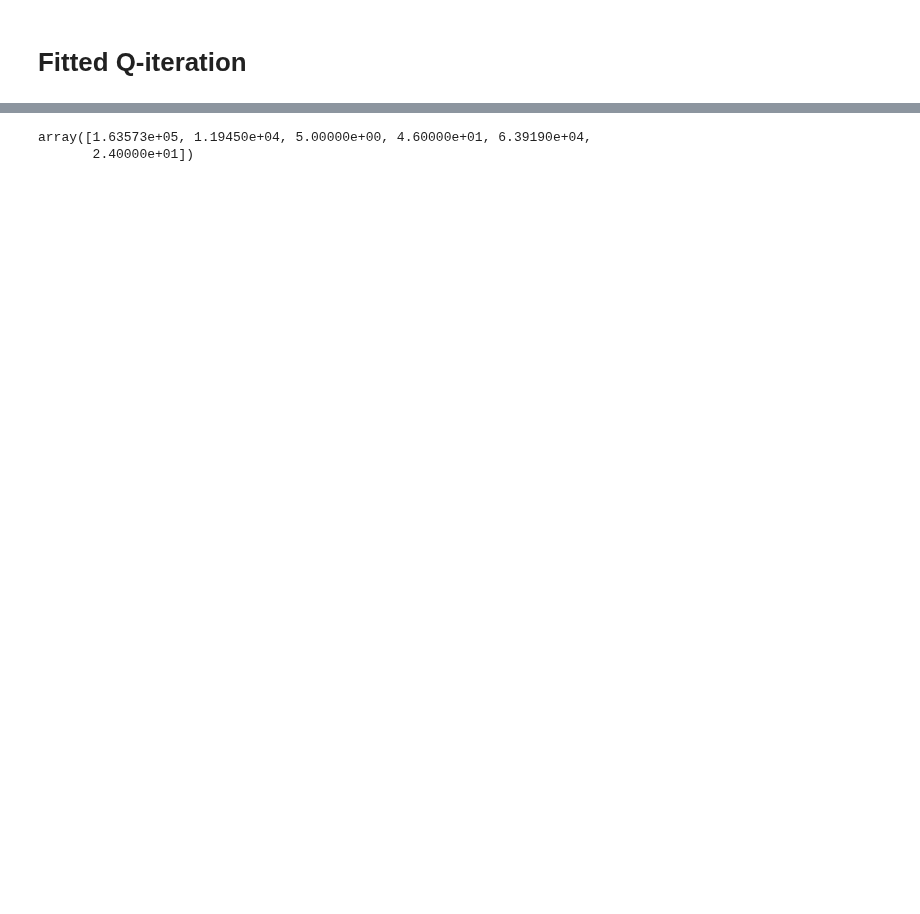
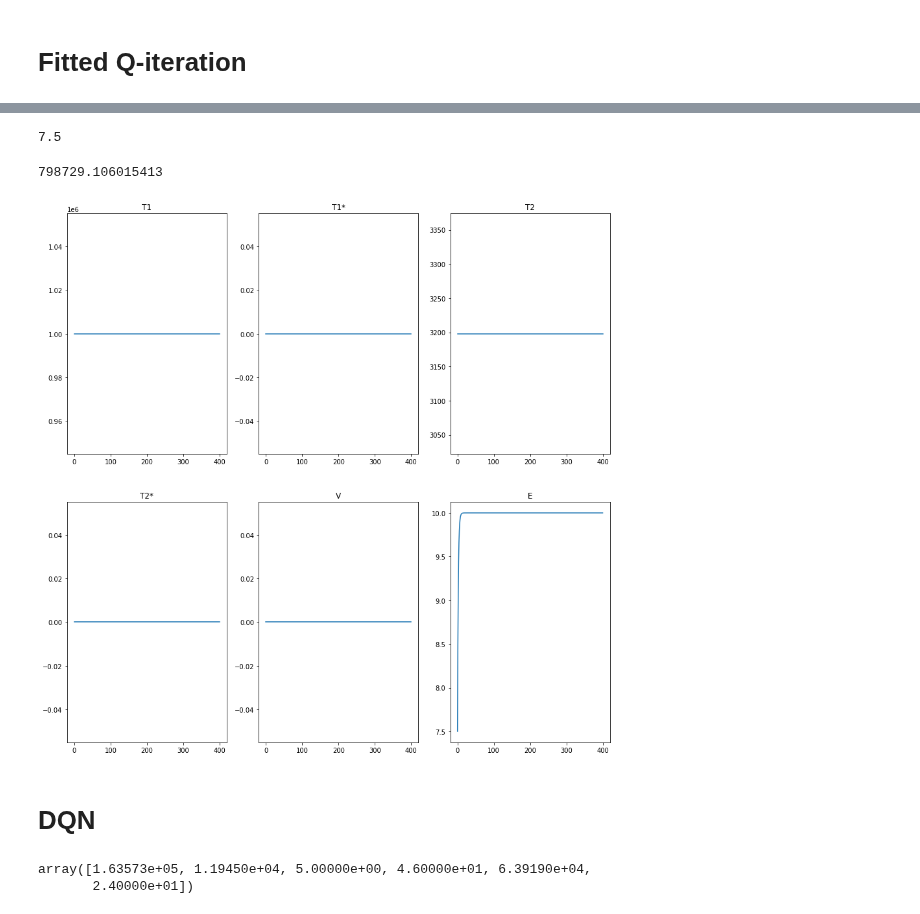
Before and after one commit to SuReLI/hiv_experiment, a Jupyter notebook: dinh_viet_toan/hiv_dvt.ipynb, the cells around one changed output, grey strips where cells are left out. Saved outputs shown, nothing was run; the diff lists cells and outputs as text; code cells hidden in the pictures; blank space fills up the shorter version.

```diff
--- a/dinh_viet_toan/hiv_dvt.ipynb
+++ b/dinh_viet_toan/hiv_dvt.ipynb
@@ -144,0 +362,10 @@ Text(0.5, 1.0, 'E')
+# %%
+s = env.reset('uninfected')
+states_uninfected, rew = make_simulation(s)
+plot_stuff(states_uninfected, LOG_SCALE=False)
+# %% [output]
+7.5
+798729.106015413
+[figure, added]
+# %% [markdown]
+# DQN
```
Also changed, not shown: parts of 59 cells of this notebook.
